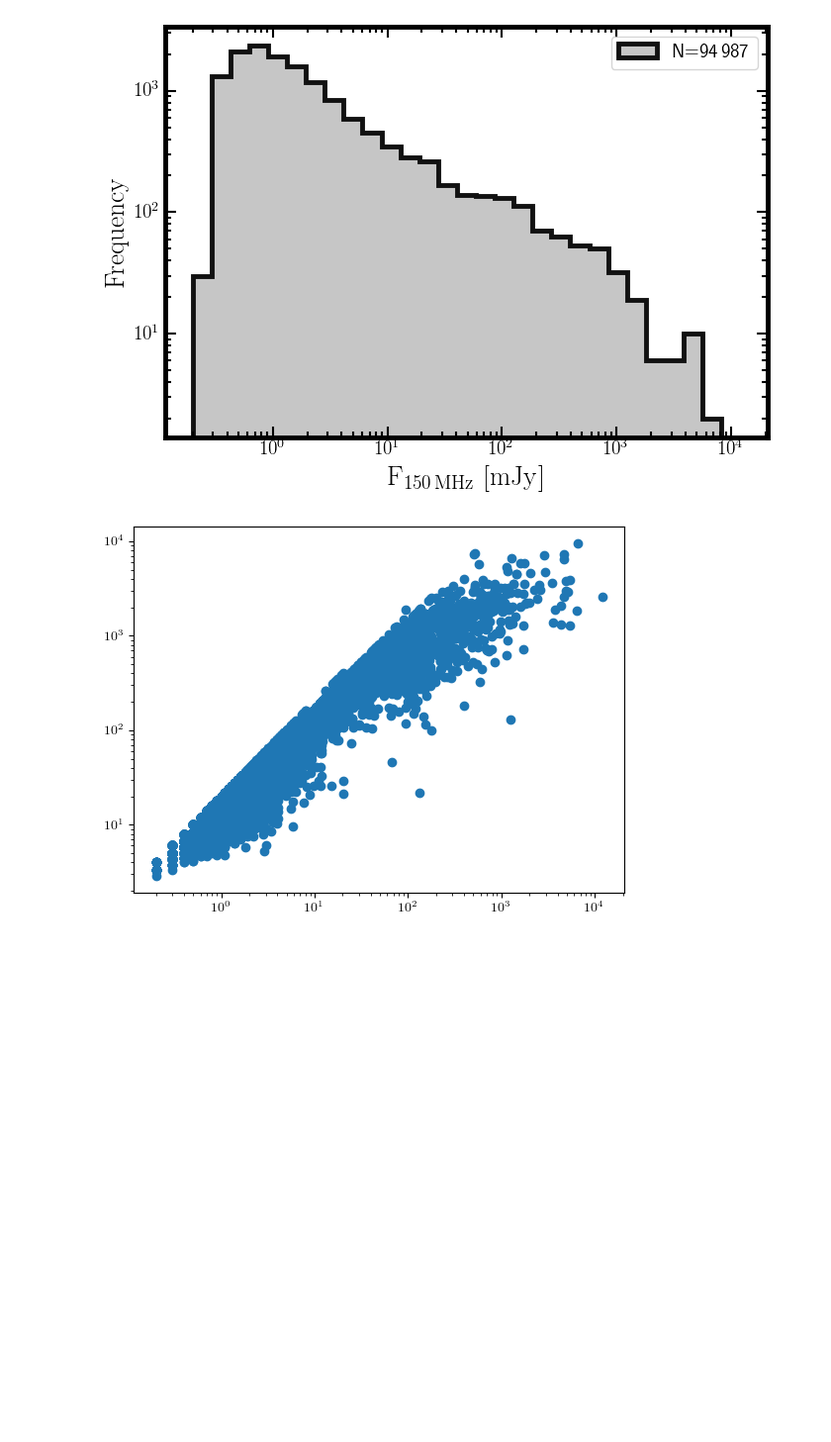
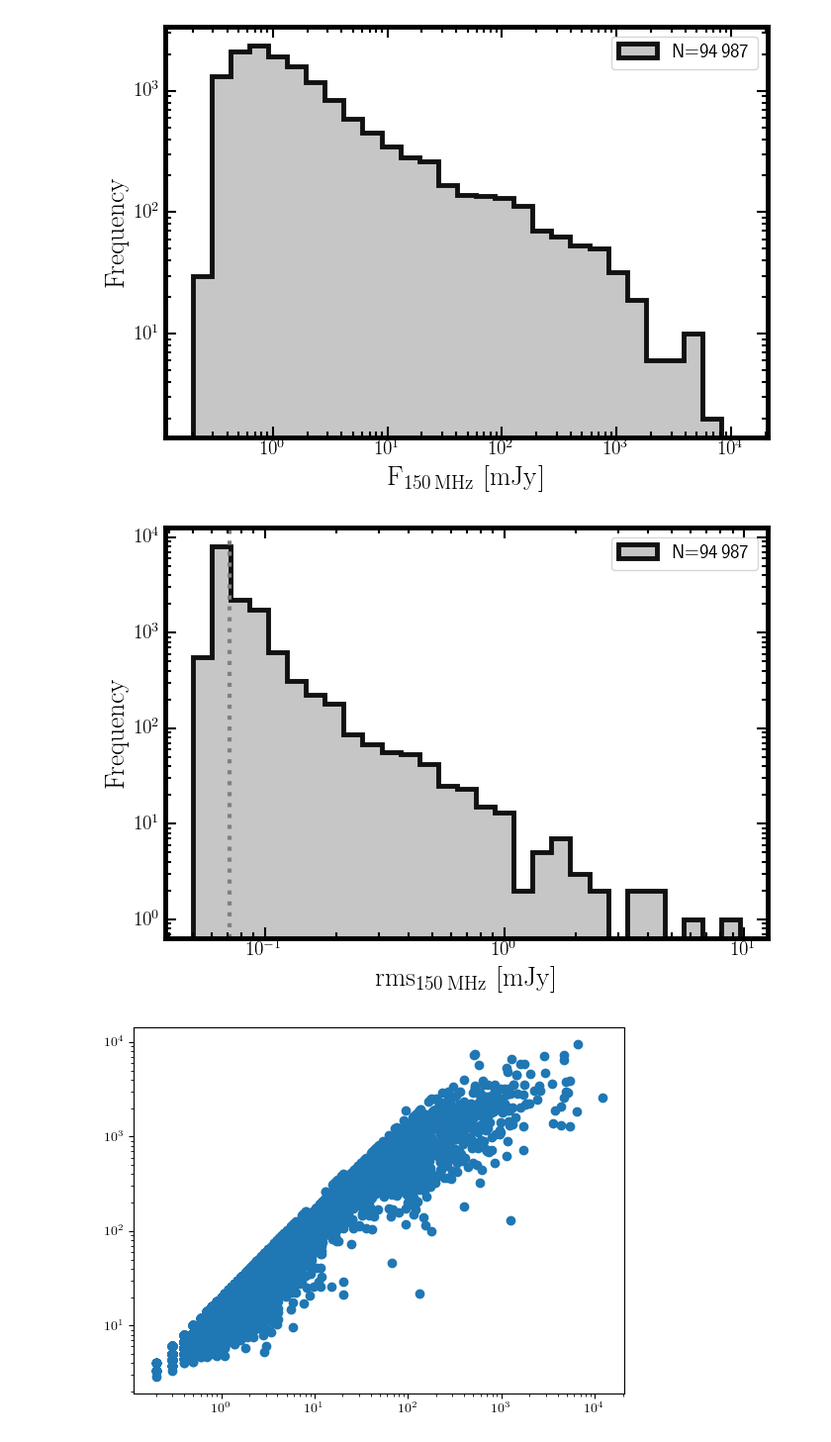
Before and after one commit to racarvajal/Pipeline_ML_6arcsec, a Jupyter notebook: ML_13.ipynb, the cells around one changed output. Shown at 99% size. Drawn from its saved outputs; the diff is of its cells as text; code cells hidden in the pictures; blank space fills up the shorter version.

```diff
--- a/ML_13.ipynb
+++ b/ML_13.ipynb
@@ -484,6 +486,37 @@ fig.tight_layout()
 plt.show()
 # %% [output]
 [figure]
+# %%
+fig             = plt.figure(figsize=(7,5.0))
+ax1             = fig.add_subplot(111, xscale='log', yscale='log')
+
+set_to_plot     = train_test_df
+
+min_rms  = np.nanmin(selected_df.loc[:, 'rms_LOFAR'])
+max_rms  = np.nanmax(selected_df.loc[:, 'rms_LOFAR'])
+rms_bins = np.logspace(np.log10(min_rms), np.log10(max_rms), 30)
+
+sample_size = len(selected_df.loc[:, 'rms_LOFAR'])
+
+ax1.hist(selected_df.loc[:, 'rms_LOFAR'], bins=rms_bins, histtype='stepfilled',
+         ec='k', lw=3.5, color=cm.get_cmap('cet_gray')(0.8), alpha=1.0,
+         label=f'N={sample_size:,}'.replace(',', '$\,$'))
+ax1.axvline(x=71e-3, ls=':', lw=3.0, color='gray', zorder=1)
+
+ax1.tick_params(which='both', top=True, right=True, direction='in')
+ax1.tick_params(axis='both', which='major', labelsize=14)
+ax1.tick_params(which='major', length=8, width=1.5)
+ax1.tick_params(which='minor', length=4, width=1.5)
+ax1.set_xlabel(r'$\mathrm{rms}_{150 \, \mathrm{MHz}} ~ [\mathrm{mJy}]$', size=20)
+ax1.set_ylabel(r'$\mathrm{Frequency}$', size=20)
+plt.setp(ax1.spines.values(), linewidth=3.5)
+plt.setp(ax1.spines.values(), linewidth=3.5)
+plt.legend(loc=1, fontsize=14)
+plt.grid(False)
+fig.tight_layout()
+plt.show()
+# %% [output]
+[figure, added]
 # %%
 plt.plot(selected_df.loc[:, 'Sint_LOFAR_non_imp'], selected_df.loc[:, 'SNR_LOFAR'], ls='None', marker='o')
 plt.xscale('log')
```
Also changed, not shown: parts of 16 cells of this notebook.
